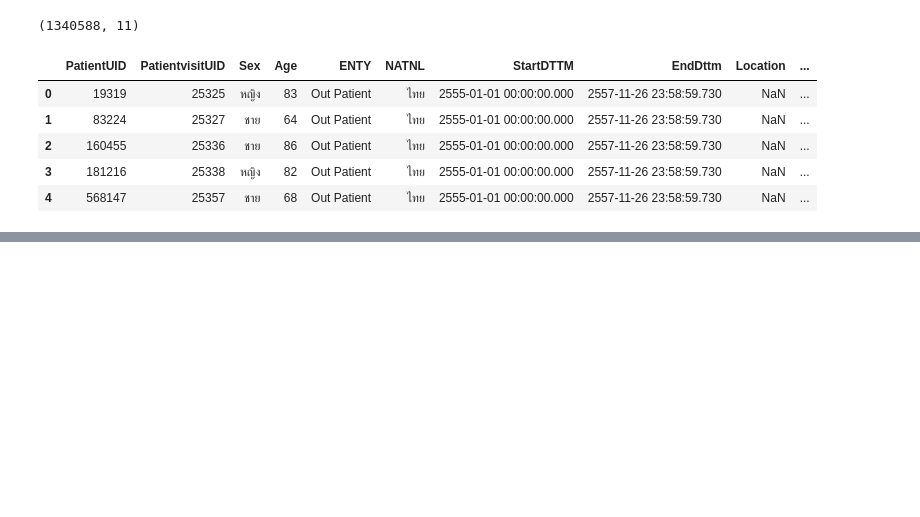
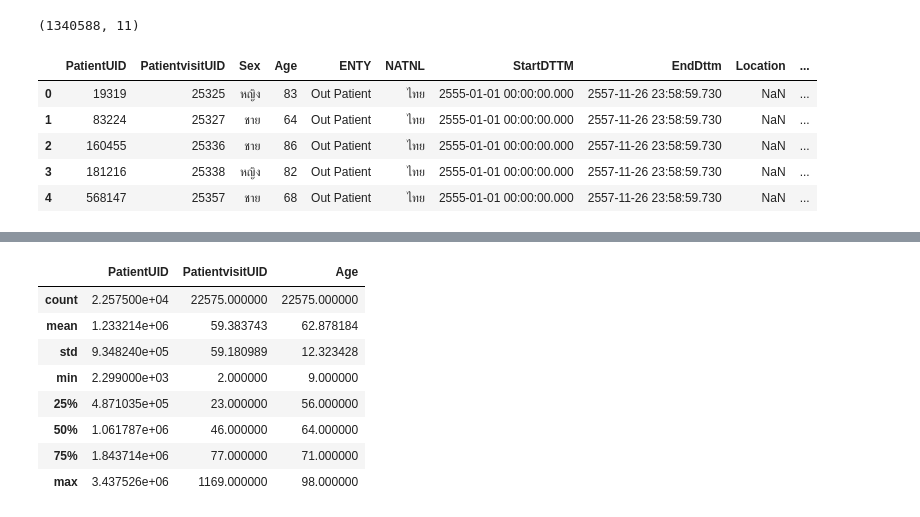
Before and after one commit to qmcnn/Data-Mining, a Jupyter notebook: Project_Mining.ipynb, the cells around one changed output, grey strips where cells are left out. Cells and saved outputs as stored; diff of their text form; code cells hidden in the pictures; blank space fills up the shorter version.

```diff
--- a/Project_Mining.ipynb
+++ b/Project_Mining.ipynb
@@ -40,0 +101,12 @@ dtype: int64
+# %%
+visit_df.describe()
+# %% [output]
+|  | PatientUID | PatientvisitUID | Age |
+| count | 2.257500e+04 | 22575.000000 | 22575.000000 |
+| mean | 1.233214e+06 | 59.383743 | 62.878184 |
+| std | 9.348240e+05 | 59.180989 | 12.323428 |
+| min | 2.299000e+03 | 2.000000 | 9.000000 |
+| 25% | 4.871035e+05 | 23.000000 | 56.000000 |
+| 50% | 1.061787e+06 | 46.000000 | 64.000000 |
+| 75% | 1.843714e+06 | 77.000000 | 71.000000 |
+| max | 3.437526e+06 | 1169.000000 | 98.000000 |
```
Also changed, not shown: parts of 10 cells of this notebook.
